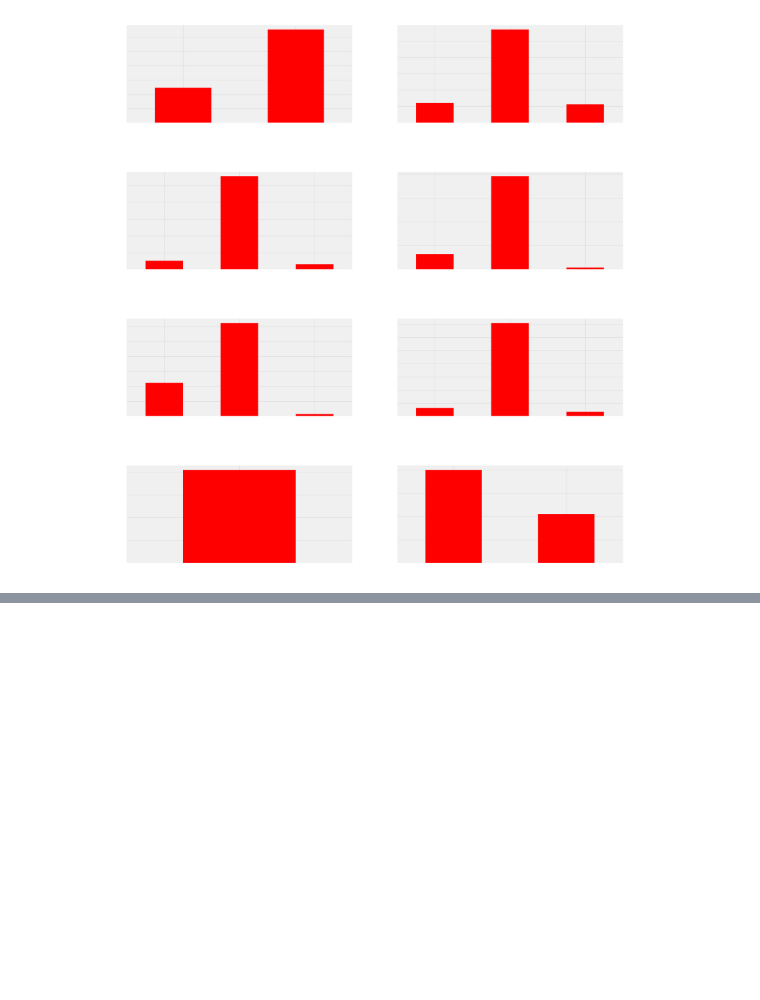
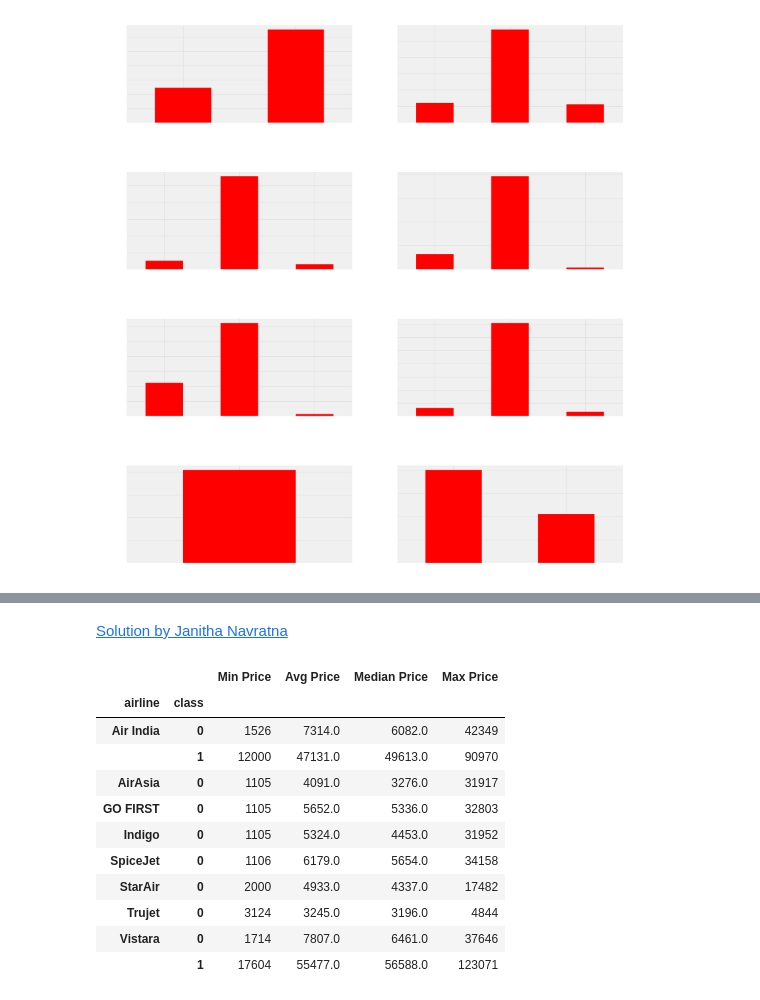
Before and after one commit to deepbdoshi/Flight-Price-Prediction, a Jupyter notebook: Flight Price Prediction.ipynb, the cells around one changed output, grey strips where cells are left out. Saved outputs shown, nothing was run; the diff lists cells and outputs as text; code cells hidden in the pictures; blank space fills up the shorter version.

```diff
--- a/Flight Price Prediction.ipynb
+++ b/Flight Price Prediction.ipynb
@@ -611,0 +615,20 @@ for i in range(nrows):
+# %% [markdown]
+[Solution by Janitha Navratna](https://stackoverflow.com/questions/60229375/solution-for-specificationerror-nested-renamer-is-not-supported-while-agg-alo)
+# %%
+clean_created_df.groupby(['airline', 'class'])['price'].agg([('Min Price', 'min'),
+                                                  ('Avg Price', lambda x: np.round(np.mean(x))),
+                                                  ('Median Price', np.median),
+                                                  ('Max Price', 'max')])
+# %% [output]
+|  |  | Min Price | Avg Price | Median Price | Max Price |
+| airline | class |  |  |  |  |
+| Air India | 0 | 1526 | 7314.0 | 6082.0 | 42349 |
+|  | 1 | 12000 | 47131.0 | 49613.0 | 90970 |
+| AirAsia | 0 | 1105 | 4091.0 | 3276.0 | 31917 |
+| GO FIRST | 0 | 1105 | 5652.0 | 5336.0 | 32803 |
+| Indigo | 0 | 1105 | 5324.0 | 4453.0 | 31952 |
+| SpiceJet | 0 | 1106 | 6179.0 | 5654.0 | 34158 |
+| StarAir | 0 | 2000 | 4933.0 | 4337.0 | 17482 |
+| Trujet | 0 | 3124 | 3245.0 | 3196.0 | 4844 |
+| Vistara | 0 | 1714 | 7807.0 | 6461.0 | 37646 |
+|  | 1 | 17604 | 55477.0 | 56588.0 | 123071 |
```
Also changed, not shown: parts of 21 cells of this notebook.
